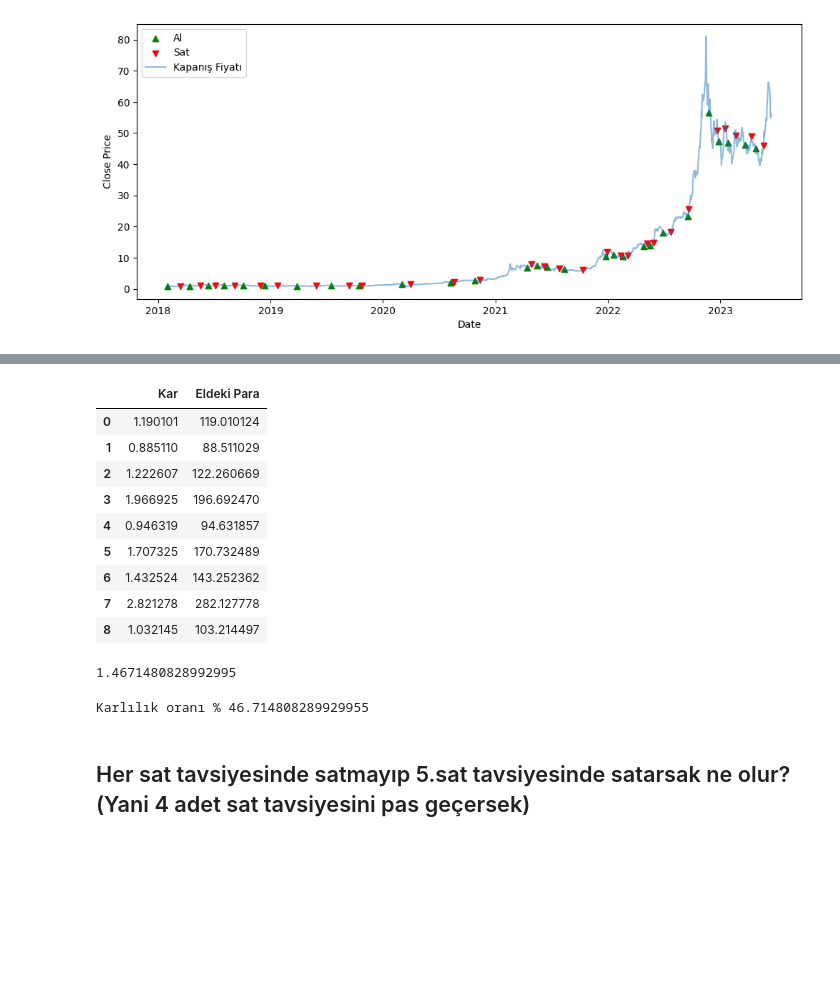
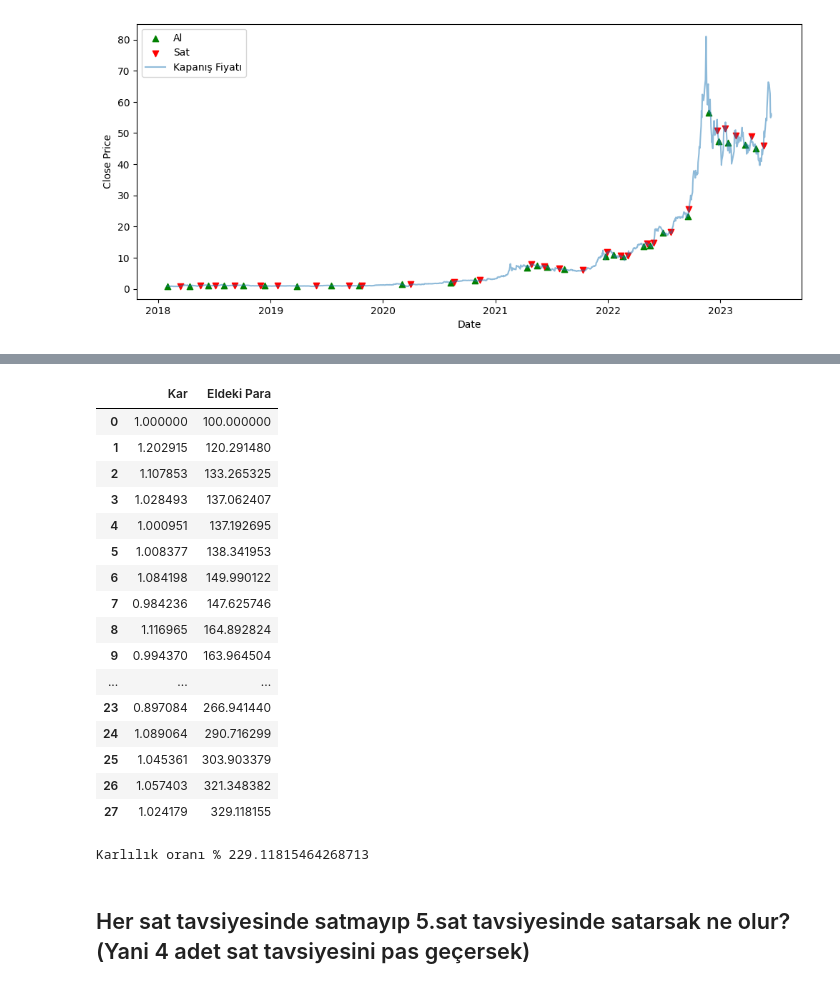
Before and after one commit to kaboya19/Borsa-Hisse-Analizi, a Jupyter notebook: project_sasa.ipynb, the cells around one changed output, grey strips where cells are left out. Saved outputs shown, nothing was run; the diff lists cells and outputs as text; code cells hidden in the pictures; blank space fills up the shorter version.

```diff
--- a/project_sasa.ipynb
+++ b/project_sasa.ipynb
@@ -289,7 +287,7 @@ del sat["2022-03-09"]
 sat_val=sat.values
 al_val=al.values
 # %%
-sat_val1=sat_val[2:28:3]
+sat_val1=sat_val[0:28]
 # %%
 sat_val1
 # %% [output]
@@ -298,4 +298,4 @@ array([ 1.058,  0.963,  1.06 ,  2.795,  6.452, 10.652, 14.861, 50.783,
 # %%
-al_val1=al_val[0:27:3]
+al_val1=al_val[0:28]
 al_val1
 # %% [output]
@@ -304,7 +306,7 @@ array([ 0.889,  1.088,  0.867,  1.421,  6.818,  6.239, 10.374, 18.   ,
 # %%
 res=[]
 
-for i in range(9):
+for i in range(28):
     res.append((sat_val1[i]/al_val1[i]))
 # %%
 df=pd.DataFrame()
@@ -324,14 +333,25 @@ df
+# %%
+res0=[100]
+for i in range(28):
+    res0.append(res0[i]*df["Kar"].loc[i])
 # %%
-df["Eldeki Para"]=df["Kar"]*100
+df["Eldeki Para"]=res0[1:]
 df
 # %% [output]
 |  | Kar | Eldeki Para |
-| 0 | 1.190101 | 119.010124 |
-| 1 | 0.885110 | 88.511029 |
-| 2 | 1.222607 | 122.260669 |
-| 3 | 1.966925 | 196.692470 |
-| 4 | 0.946319 | 94.631857 |
-| 5 | 1.707325 | 170.732489 |
-| 6 | 1.432524 | 143.252362 |
-| 7 | 2.821278 | 282.127778 |
-| 8 | 1.032145 | 103.214497 |
+| 0 | 1.000000 | 100.000000 |
+| 1 | 1.202915 | 120.291480 |
+| 2 | 1.107853 | 133.265325 |
+| 3 | 1.028493 | 137.062407 |
+| 4 | 1.000951 | 137.192695 |
+| 5 | 1.008377 | 138.341953 |
+| 6 | 1.084198 | 149.990122 |
+| 7 | 0.984236 | 147.625746 |
+| 8 | 1.116965 | 164.892824 |
+| 9 | 0.994370 | 163.964504 |
+| ... | ... | ... |
+| 23 | 0.897084 | 266.941440 |
+| 24 | 1.089064 | 290.716299 |
+| 25 | 1.045361 | 303.903379 |
+| 26 | 1.057403 | 321.348382 |
+| 27 | 1.024179 | 329.118155 |
@@ -342,13 +358,9 @@ df["Yatırılan Para"]=[100,100,100,100,100,100,100,100,100]
 # %%
-karlilik=df["Eldeki Para"].sum()/df["Yatırılan Para"].sum()
-karlilik
+karlilik=df["Eldeki Para"].iloc[-1]/df["Eldeki Para"].iloc[0]
+karlilik=(karlilik-1)*100
+print("Karlılık oranı %",karlilik)
 # %% [output]
-1.4671480828992995
+Karlılık oranı % 229.11815464268713
-# %%
-karlilik_yuzde=(karlilik-1)*100
-print("Karlılık oranı %",karlilik_yuzde)
-# %% [output]
-Karlılık oranı % 46.714808289929955
 # %% [markdown]
 ## Her sat tavsiyesinde satmayıp 5.sat tavsiyesinde satarsak ne olur?(Yani 4 adet sat tavsiyesini pas geçersek)
 # %%
```
Also changed, not shown: parts of 14 cells of this notebook, 2 other files.
